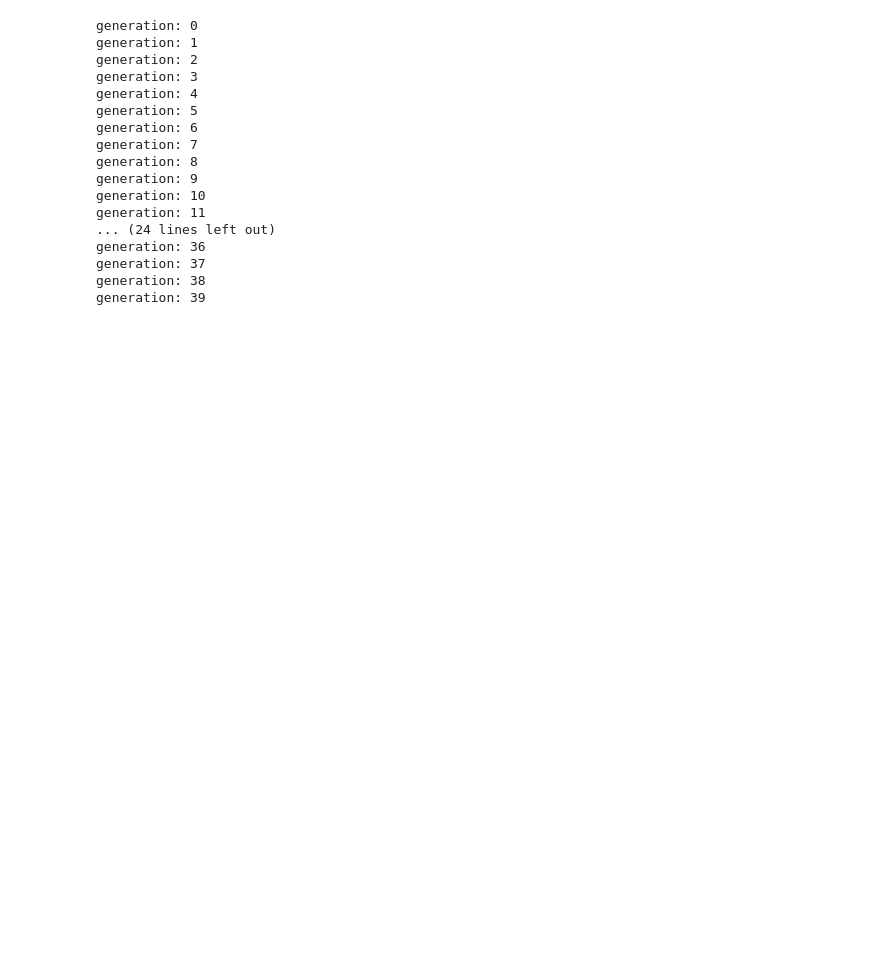
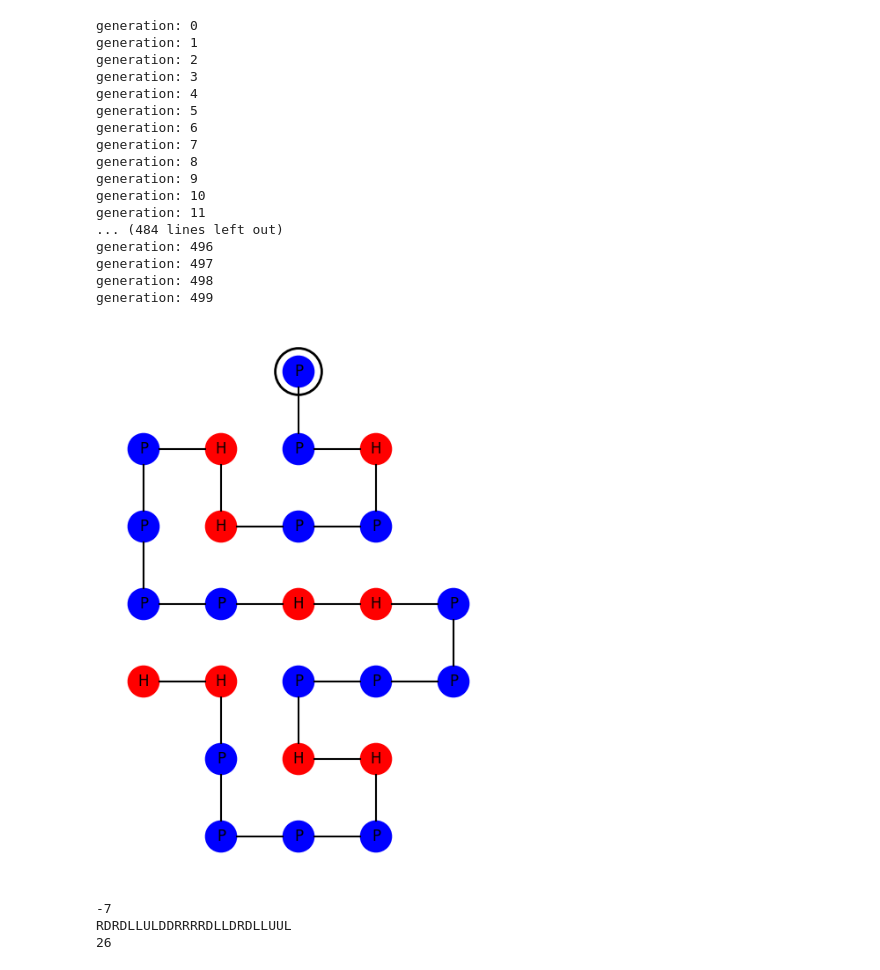
Before and after one commit to davidAnicca/lic, a Jupyter notebook: runner.ipynb, the cells around one changed output. Drawn from its saved outputs; the diff is of its cells as text; code cells hidden in the pictures; blank space fills up the shorter version.

```diff
--- a/runner.ipynb
+++ b/runner.ipynb
@@ -9,43 +7,42 @@ def show(visual_code: list):
     img = create_lattice_diagram(visual_code)
     display(img)
 # %%
-
-
-min_score = 0
-best_k = 1
-raw = 'HHHH PPPP HHHH HHHH HHHH PPPP PPHH HHHH HHHH HHPP PHHH HHHH HHHH HPPP HHHH HHHH HHHH PPPH PPHH PPHH PPHP H'.strip()
+raw = 'PPHPPHHPPPPHHPPPPHHPPPPHH'
 
 best, score = GeneticSAW.run(
     raw=raw,
-    population_size=5000,
-    generations=300,
+    population_size=2000,
+    generations=500,
     mutation_rate=0.6,
-    tournament_k=50,
-    elitism=200,
+    tournament_k=10,
+    elitism=20,
     rng_seed=42,
     verbose=True
 )
 
 show(create_visual(raw, best.ruld))
+print(score)
 print(best.ruld)
 print(len(best.xs))
-
-print("Best score:", score)
 # %% [output]
 generation: 0
 generation: 1
 generation: 2
 generation: 3
 generation: 4
 generation: 5
 generation: 6
 generation: 7
 generation: 8
 generation: 9
 generation: 10
 generation: 11
-... (24 lines left out)
-generation: 36
-generation: 37
-generation: 38
-generation: 39
+... (484 lines left out)
+generation: 496
+generation: 497
+generation: 498
+generation: 499
+[figure, added]
+-7
+RDRDLLULDDRRRRDLLDRDLLUUL
+26
```
Also changed, not shown: parts of 2 cells of this notebook, 16 other files.
